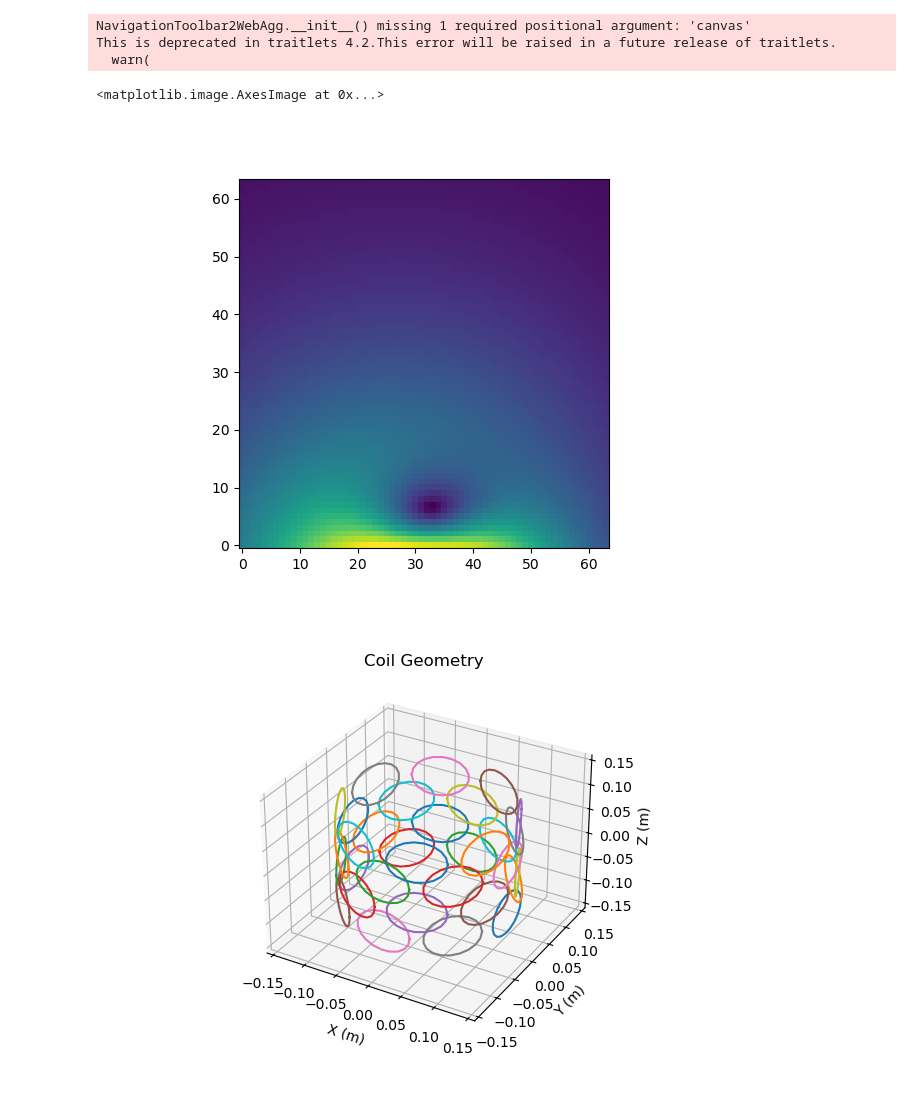
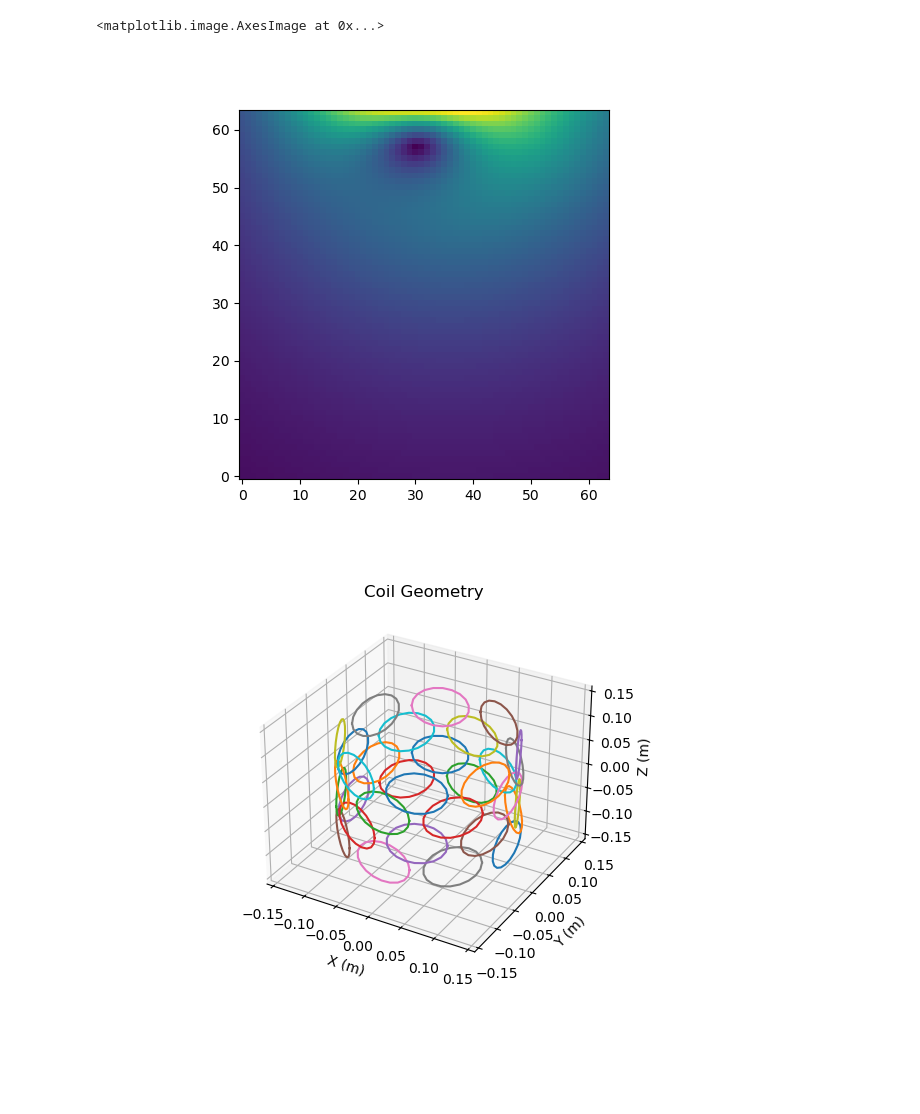
Before and after one commit to inm-4/MRzero-Core, a Jupyter notebook: documentation/playground_mr0/mr0_coilsens.ipynb, the cells around one changed output. Drawn from its saved outputs; the diff is of its cells as text; code cells hidden in the pictures; blank space fills up the shorter version.

```diff
--- a/documentation/playground_mr0/mr0_coilsens.ipynb
+++ b/documentation/playground_mr0/mr0_coilsens.ipynb
@@ -17,13 +39,10 @@ coil = Coil(
 coilsens = coil.get_sensitivity_maps(matrix_size=(64, 64, 1), fov=(0.2, 0.2, 5e-3))
 # %%
 plt.figure()
-plt.imshow(torch.abs(coilsens[4, :, :, 32]), origin='lower')
+plt.imshow(torch.abs(coilsens[0, :, :, 0]), origin='lower')
 # %% [output]
-NavigationToolbar2WebAgg.__init__() missing 1 required positional argument: 'canvas'
-This is deprecated in traitlets 4.2.This error will be raised in a future release of traitlets.
-  warn(
+<matplotlib.image.AxesImage at 0x...>
-<matplotlib.image.AxesImage at 0x...>
-[figure, old version]
+[figure, new version]
 # %%
 coil.plot_coil_geometry()
 # %% [output]
```
Also changed, not shown: parts of 2 cells of this notebook, 2 other files.
